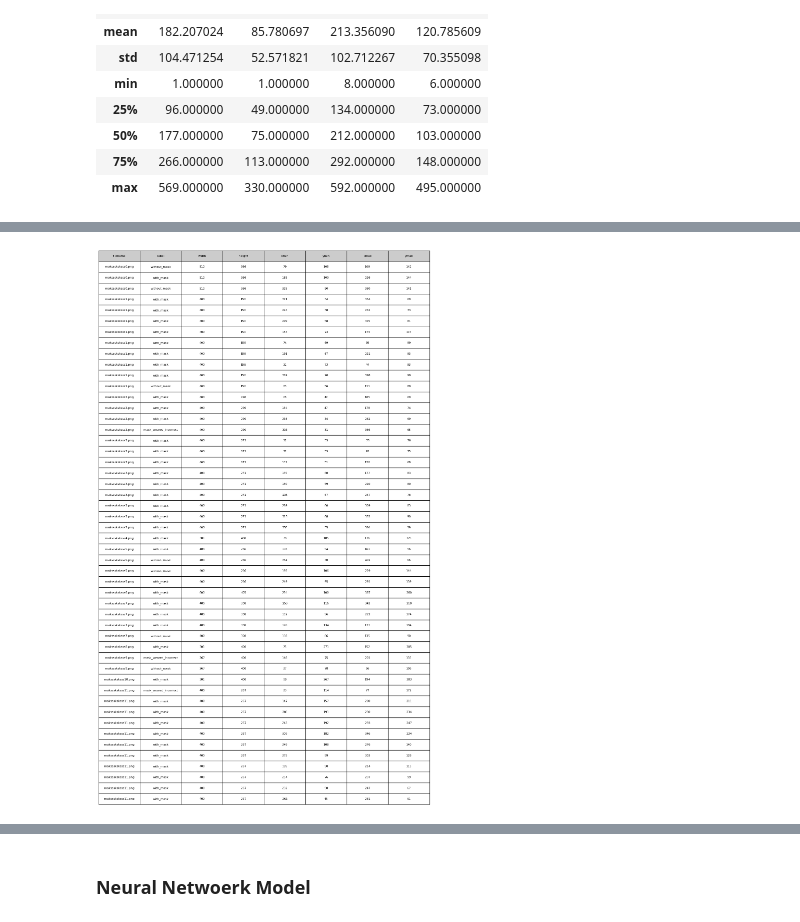
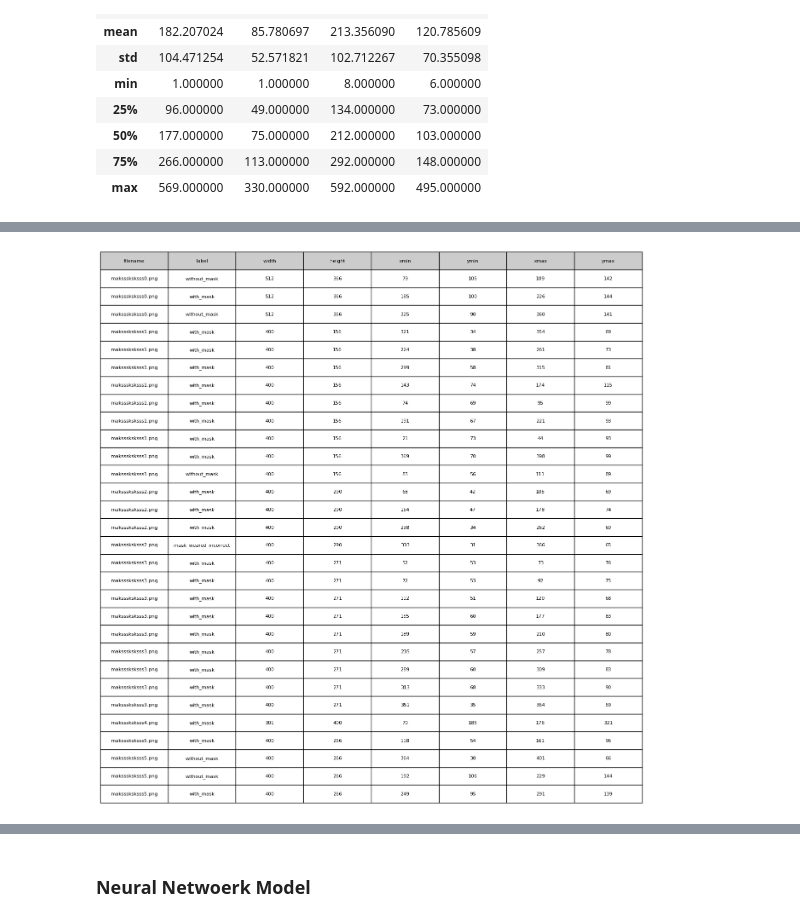
Before and after one commit to pannawat1233/Check-the-masked-person, a Jupyter notebook: src/main.ipynb, the cells around one changed output, grey strips where cells are left out. Saved outputs shown, nothing was run; the diff lists cells and outputs as text; code cells hidden in the pictures.

```diff
--- a/src/main.ipynb
+++ b/src/main.ipynb
@@ -214,32 +250,32 @@ with_mask = 3232
 without_mask = 717
 # %%
 # กำหนดจำนวนแถวที่จะนำไปแสดงในตาราง
-n = 50
+n = 30
 # สร้าง list เพื่อเก็บ cells ในแต่ล่ะแถว
 cell_texts = []
 
 # วน loop ตามจำนวนรอบที่กำหนด
 for i in range(n):
     # เพิ่มค่า cell ของแต่ล่ะแถว
     cell_texts.append(df.iloc[i])
 
 # plot สร้าง table เป็นรูปภาพ
 table = plt.table(cellText=cell_texts,
                   colLabels=df.columns,
                   colWidths=[0.4 for i in range(n)],
                   loc='center',
                   colColours=['0.8' for j in range(n)],
                   cellLoc='center'
               )
 # ปรับขนาดของตารางในแนวแกน x และ y
 table.scale(0.8, 2.5)
 
 # ปิดใช้แกนของกราฟ
 plt.axis('off')
 # แสดงกราฟ
 plt.show()
 # %% [output]
-[figure, old version]
+[figure, new version]
 # %%
 # list สำหรับเก็บ path ของไฟล์ xml และ รูปภาพ
 image_paths = []
```
Also changed, not shown: parts of 38 cells of this notebook.
